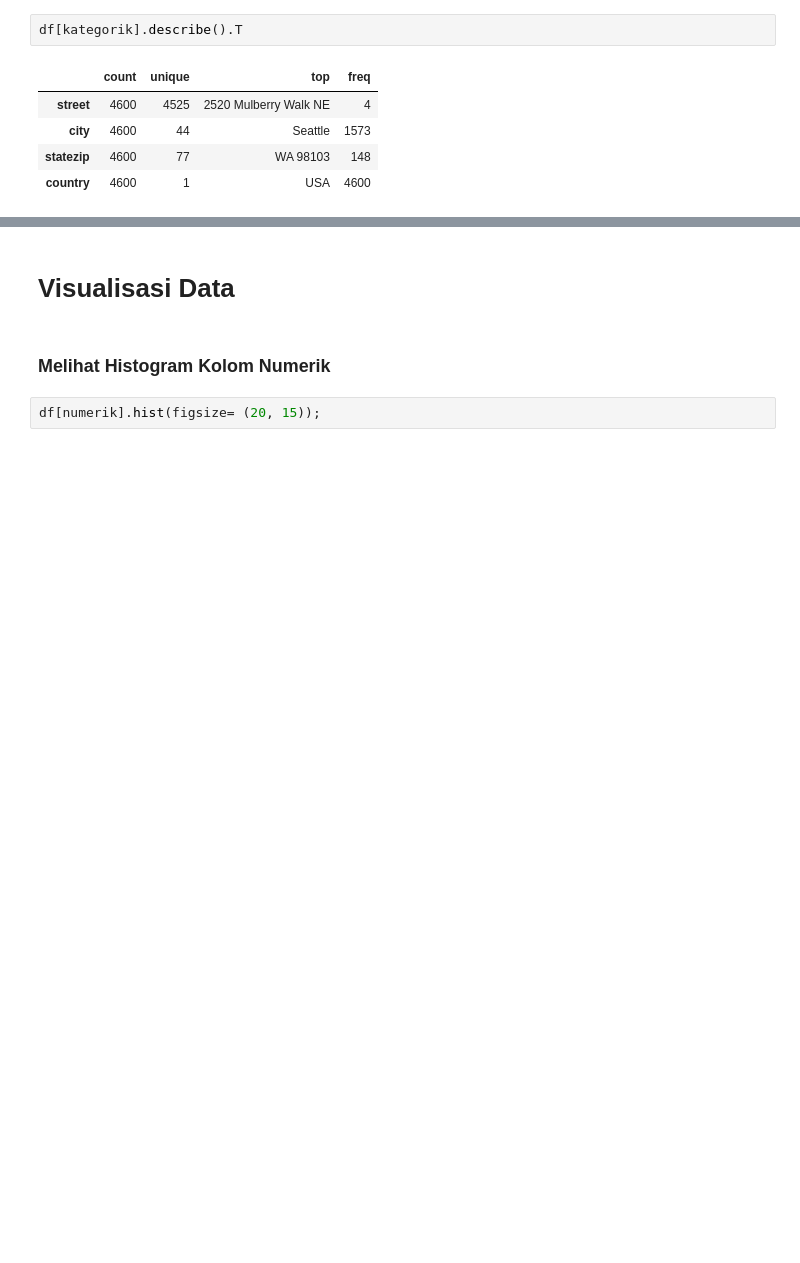
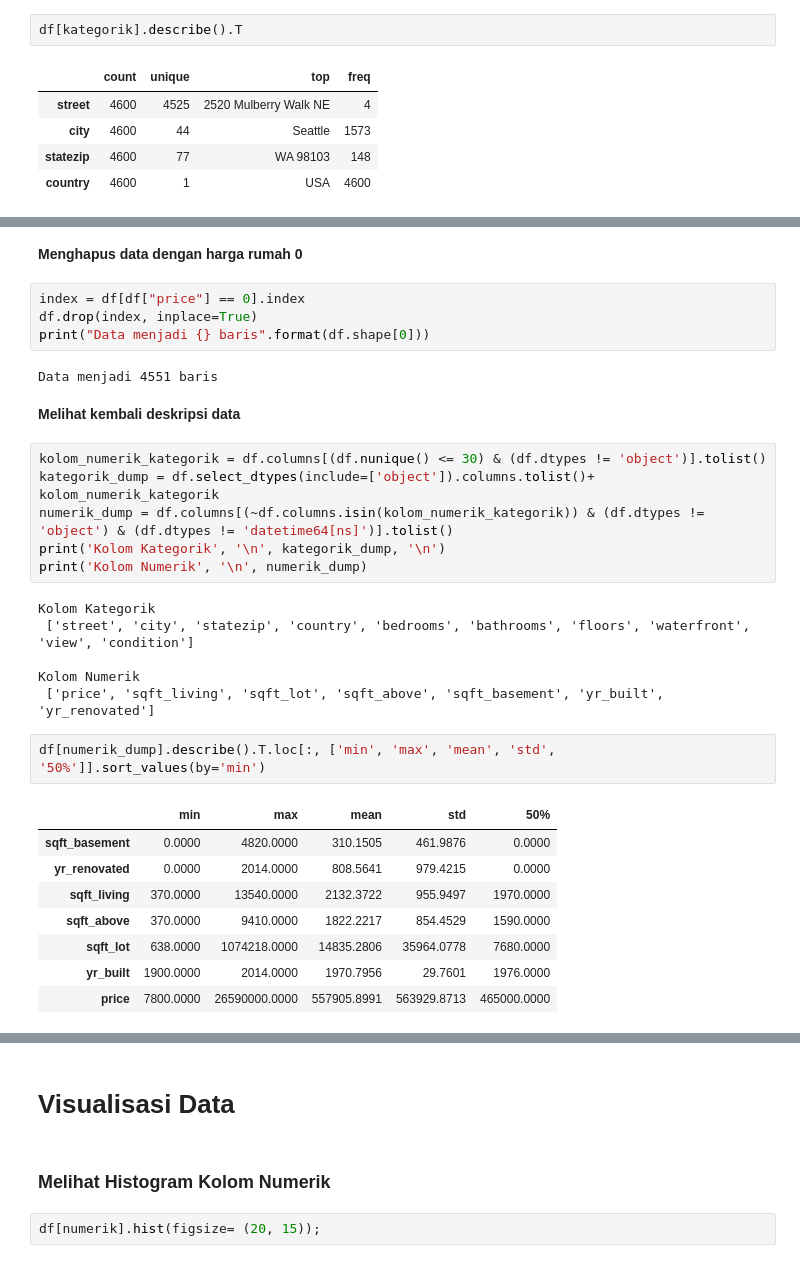
Before and after one commit to raihankemmy/Data_Science_Project, a Jupyter notebook: Regresi/House Price Prediction/code.ipynb, the cells around one changed output, grey strips where cells are left out. Drawn from its saved outputs; the diff is of its cells as text; blank space fills up the shorter version.

```diff
--- a/Regresi/House Price Prediction/code.ipynb
+++ b/Regresi/House Price Prediction/code.ipynb
@@ -209,3 +211,36 @@ print("Data mempunyai {} baris dan {} kolom".format(df.shape[0],df.shape[1]))
 # %% [output]
 Jumlah data dengan harga rumah 0 : 49
 Data mempunyai 4551 baris dan 18 kolom
+# %% [markdown]
+<b>Menghapus data dengan harga rumah 0</b>
+# %%
+index = df[df["price"] == 0].index
+df.drop(index, inplace=True)
+print("Data menjadi {} baris".format(df.shape[0]))
+# %% [output]
+Data menjadi 4551 baris
+# %% [markdown]
+<b>Melihat kembali deskripsi data</b>
+# %%
+kolom_numerik_kategorik = df.columns[(df.nunique() <= 30) & (df.dtypes != 'object')].tolist()
+kategorik_dump = df.select_dtypes(include=['object']).columns.tolist()+ kolom_numerik_kategorik
+numerik_dump = df.columns[(~df.columns.isin(kolom_numerik_kategorik)) & (df.dtypes != 'object') & (df.dtypes != 'datetime64[ns]')].tolist()
+print('Kolom Kategorik', '\n', kategorik_dump, '\n')
+print('Kolom Numerik', '\n', numerik_dump)
+# %% [output]
+Kolom Kategorik
+ ['street', 'city', 'statezip', 'country', 'bedrooms', 'bathrooms', 'floors', 'waterfront', 'view', 'condition']
+
+Kolom Numerik
+ ['price', 'sqft_living', 'sqft_lot', 'sqft_above', 'sqft_basement', 'yr_built', 'yr_renovated']
+# %%
+df[numerik_dump].describe().T.loc[:, ['min', 'max', 'mean', 'std', '50%']].sort_values(by='min')
+# %% [output]
+|  | min | max | mean | std | 50% |
+| sqft_basement | 0.0000 | 4820.0000 | 310.1505 | 461.9876 | 0.0000 |
+| yr_renovated | 0.0000 | 2014.0000 | 808.5641 | 979.4215 | 0.0000 |
+| sqft_living | 370.0000 | 13540.0000 | 2132.3722 | 955.9497 | 1970.0000 |
+| sqft_above | 370.0000 | 9410.0000 | 1822.2217 | 854.4529 | 1590.0000 |
+| sqft_lot | 638.0000 | 1074218.0000 | 14835.2806 | 35964.0778 | 7680.0000 |
+| yr_built | 1900.0000 | 2014.0000 | 1970.7956 | 29.7601 | 1976.0000 |
+| price | 7800.0000 | 26590000.0000 | 557905.8991 | 563929.8713 | 465000.0000 |
```
Also changed, not shown: parts of 6 cells of this notebook, 1 other file.
